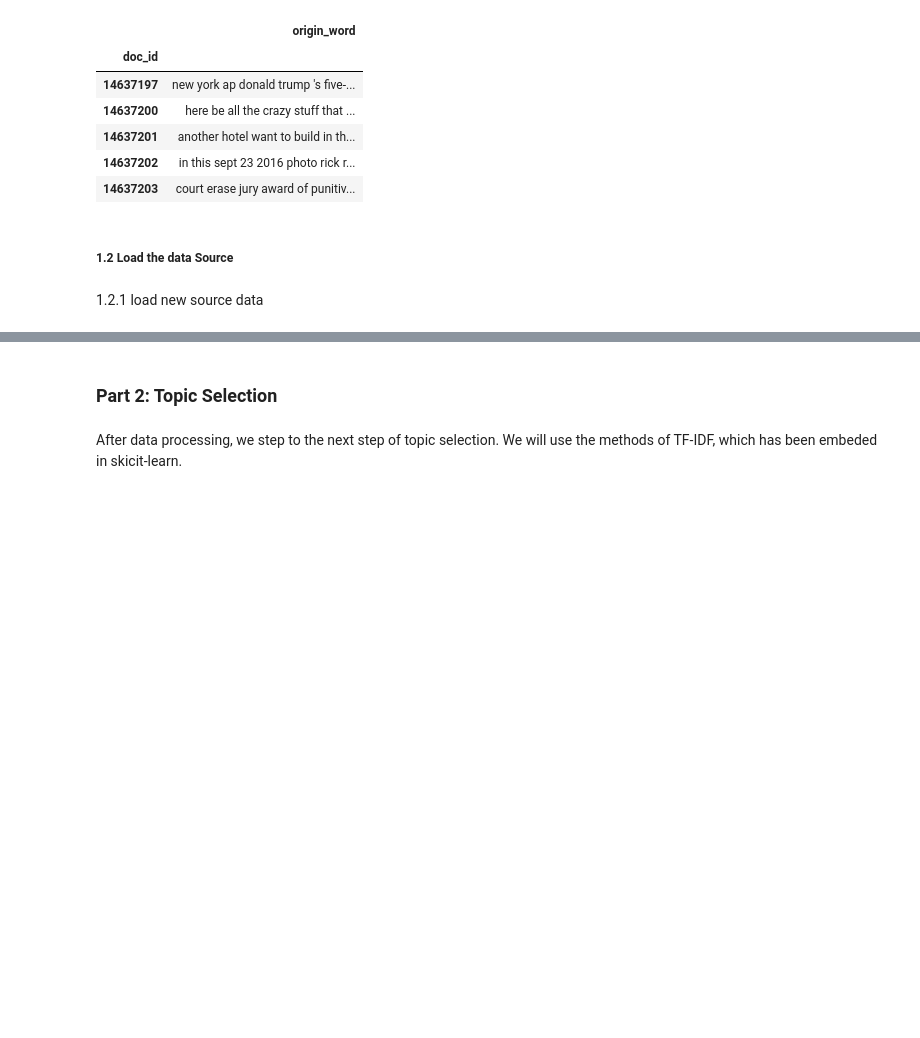
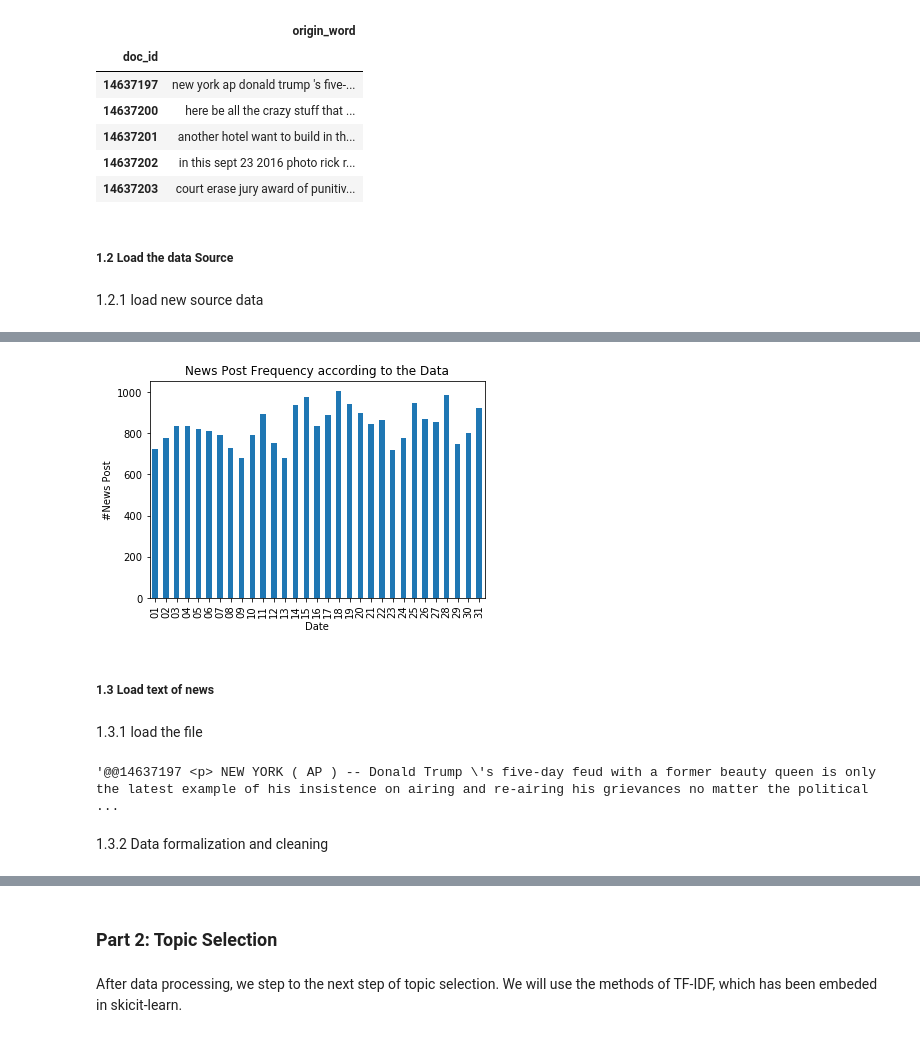
Before and after one commit to TRUMANCFY/Project_ADA_2018, a Jupyter notebook: ada-project.ipynb, the cells around one changed output, grey strips where cells are left out. Cells and saved outputs as stored; diff of their text form; code cells hidden in the pictures; blank space fills up the shorter version.

```diff
--- a/ada-project.ipynb
+++ b/ada-project.ipynb
@@ -169,0 +166,12 @@ data_US_16_10_sorted.head()
+# %%
+data_US_16_10_sorted['day'].value_counts().sort_index().plot.bar()
+plt.title('News Post Frequency according to the Data')
+plt.ylabel('#News Post')
+plt.xlabel('Date')
+plt.show()
+# %% [output]
+[figure, added]
+# %% [markdown]
+##### 1.3 Load text of news
+# %% [markdown]
+1.3.1 load the file
@@ -169,0 +181,6 @@ data_US_16_10_sorted.head()
+# %%
+txt[:1500]
+# %% [output]
+'@@14637197 <p> NEW YORK ( AP ) -- Donald Trump \'s five-day feud with a former beauty queen is only the latest example of his insistence on airing and re-airing his grievances no matter the political ...
+# %% [markdown]
+1.3.2 Data formalization and cleaning
```
Also changed, not shown: parts of 52 cells of this notebook.
